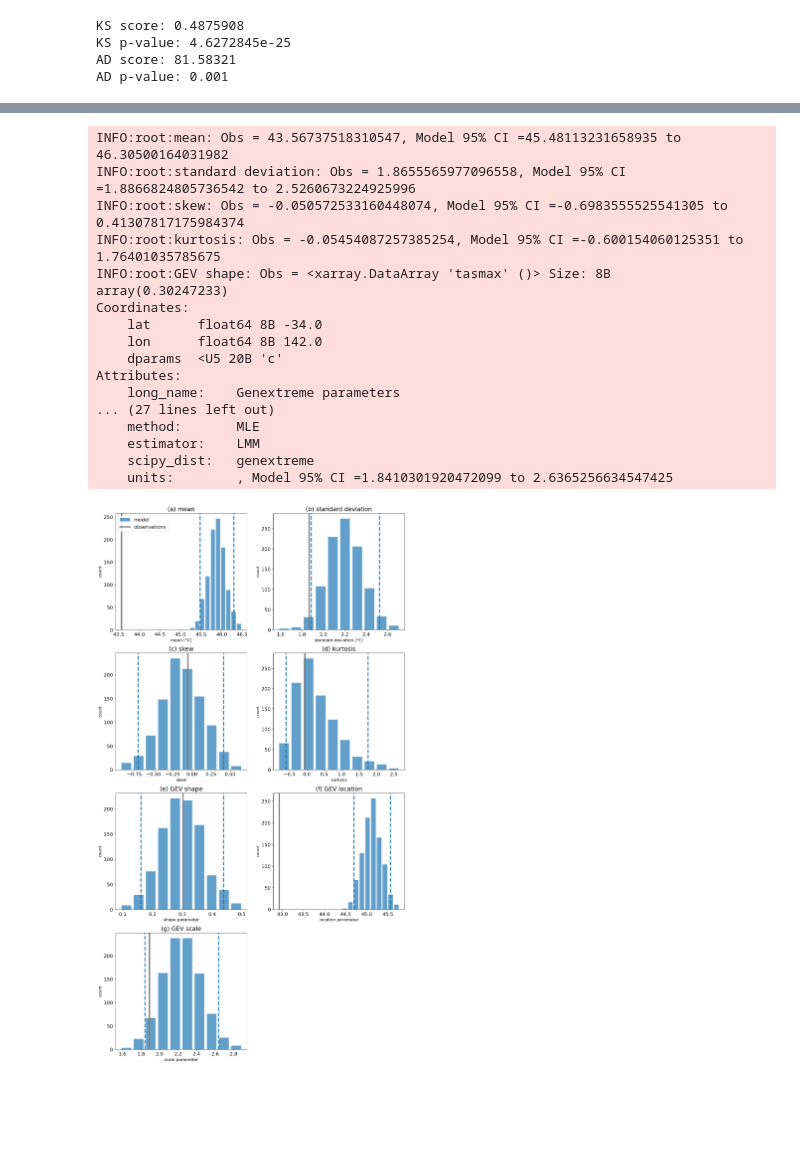
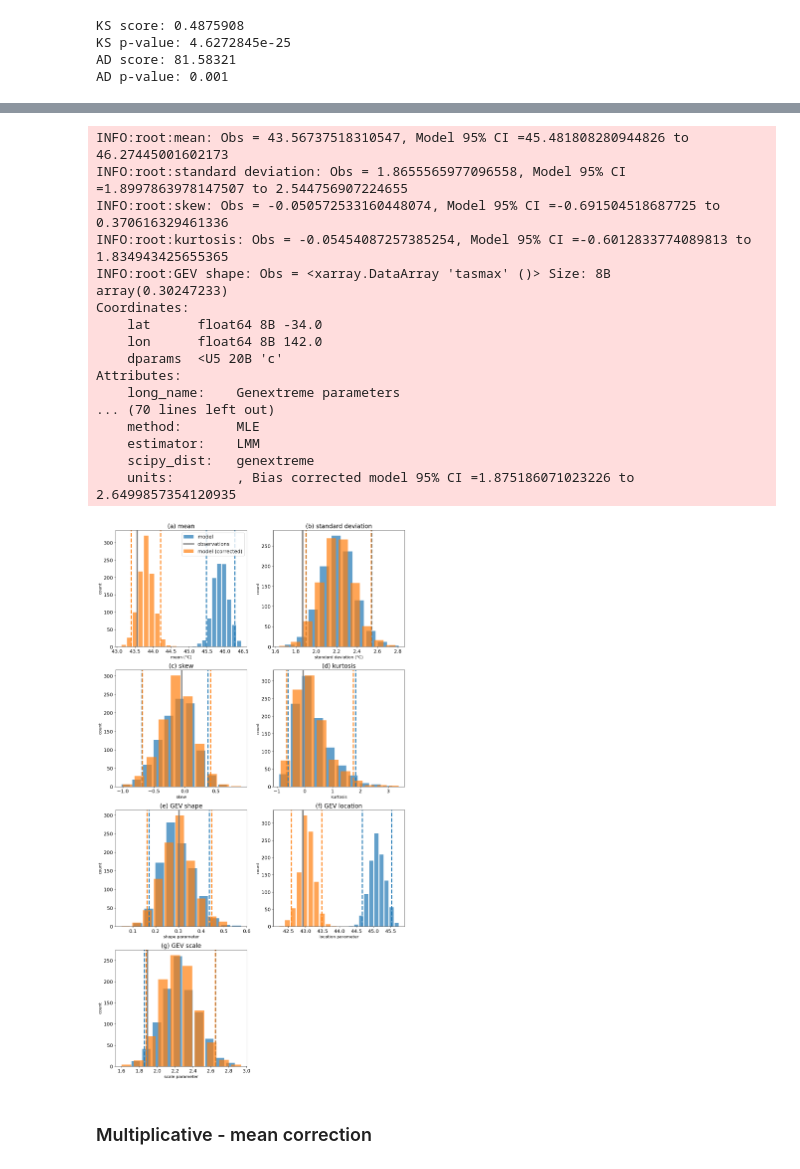
Before and after one commit to AusClimateService/unseen-projects, a Jupyter notebook: project-bias/scoping.ipynb, the cells around one changed output, grey strips where cells are left out. Cells and saved outputs as stored; diff of their text form; code cells hidden in the pictures; blank space fills up the shorter version.

Commit message:
Finish mean correction assessment

```diff
--- a/project-bias/scoping.ipynb
+++ b/project-bias/scoping.ipynb
@@ -64,7 +65,8 @@ Scale parameter: 1.89
 # %% [markdown]
 ### Model data
 # %%
-txx_model_file = '/g/data/xv83/unseen-projects/outputs/txx/data/txx_CanESM5-dcppA-hindcast_196101-201701_annual-jul-to-jun_aus.nc'
+#txx_model_file = '/g/data/xv83/unseen-projects/outputs/txx/data/txx_CanESM5-dcppA-hindcast_196101-201701_annual-jul-to-jun_aus.nc'
+txx_model_file = '/Users/irv033/Desktop/txx_CanESM5-dcppA-hindcast_196101-201701_annual-jul-to-jun_aus.nc'
 # %%
 ds_model = fileio.open_dataset(txx_model_file)
 # %%
@@ -89,5 +91,5 @@ Scale parameter: 2.27
 # %%
-bias_add = bias_correction.get_bias(
+bias_mean_add = bias_correction.get_bias(
     da_model,
     da_obs,
     'additive',
@@ -95,7 +97,7 @@ bias_add = bias_correction.get_bias(
     time_period=['1972-01-01', '2018-12-31']
 )
 # %%
-da_model_bc_add = bias_correction.remove_bias(da_model, bias_add, 'additive')
+da_model_bc_mean_add = bias_correction.remove_bias(da_model, bias_mean_add, 'additive')
 # %%
-da_model_bc_add = da_model_bc_add.compute()
+da_model_bc_mean_add = da_model_bc_mean_add.compute()
 # %%
@@ -189,25 +194,27 @@ plt.show()
 # %%
 moments.create_plot(
     da_model,
     da_obs,
-#    da_bc_fcst=model_da_bc,
+    da_bc_fcst=da_model_bc_mean_add,
 )
 # %% [output]
-INFO:root:mean: Obs = 43.56737518310547, Model 95% CI =45.48113231658935 to 46.30500164031982
-INFO:root:standard deviation: Obs = 1.8655565977096558, Model 95% CI =1.8866824805736542 to 2.5260673224925996
-INFO:root:skew: Obs = -0.050572533160448074, Model 95% CI =-0.6983555525541305 to 0.41307817175984374
-INFO:root:kurtosis: Obs = -0.05454087257385254, Model 95% CI =-0.600154060125351 to 1.76401035785675
+INFO:root:mean: Obs = 43.56737518310547, Model 95% CI =45.481808280944826 to 46.27445001602173
+INFO:root:standard deviation: Obs = 1.8655565977096558, Model 95% CI =1.8997863978147507 to 2.544756907224655
+INFO:root:skew: Obs = -0.050572533160448074, Model 95% CI =-0.691504518687725 to 0.370616329461336
+INFO:root:kurtosis: Obs = -0.05454087257385254, Model 95% CI =-0.6012833774089813 to 1.834943425655365
 INFO:root:GEV shape: Obs = <xarray.DataArray 'tasmax' ()> Size: 8B
 array(0.30247233)
 Coordinates:
     lat      float64 8B -34.0
     lon      float64 8B 142.0
     dparams  <U5 20B 'c'
 Attributes:
     long_name:    Genextreme parameters
-... (27 lines left out)
+... (70 lines left out)
     method:       MLE
     estimator:    LMM
     scipy_dist:   genextreme
-    units:        , Model 95% CI =1.8410301920472099 to 2.6365256634547425
+    units:        , Bias corrected model 95% CI =1.875186071023226 to 2.6499857354120935
-[figure, old version]
+[figure, new version]
+# %% [markdown]
+### Multiplicative - mean correction
```
Also changed, not shown: parts of 17 cells of this notebook.
